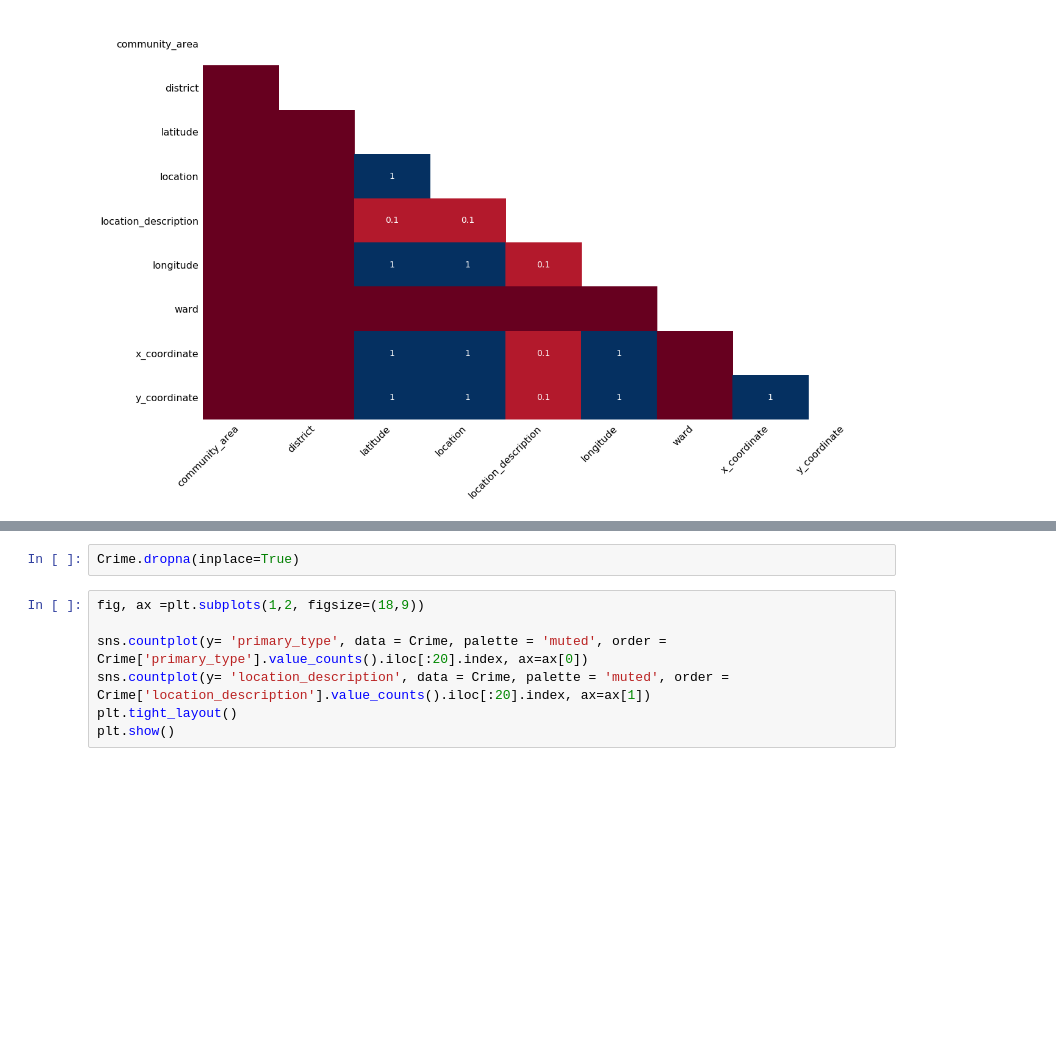
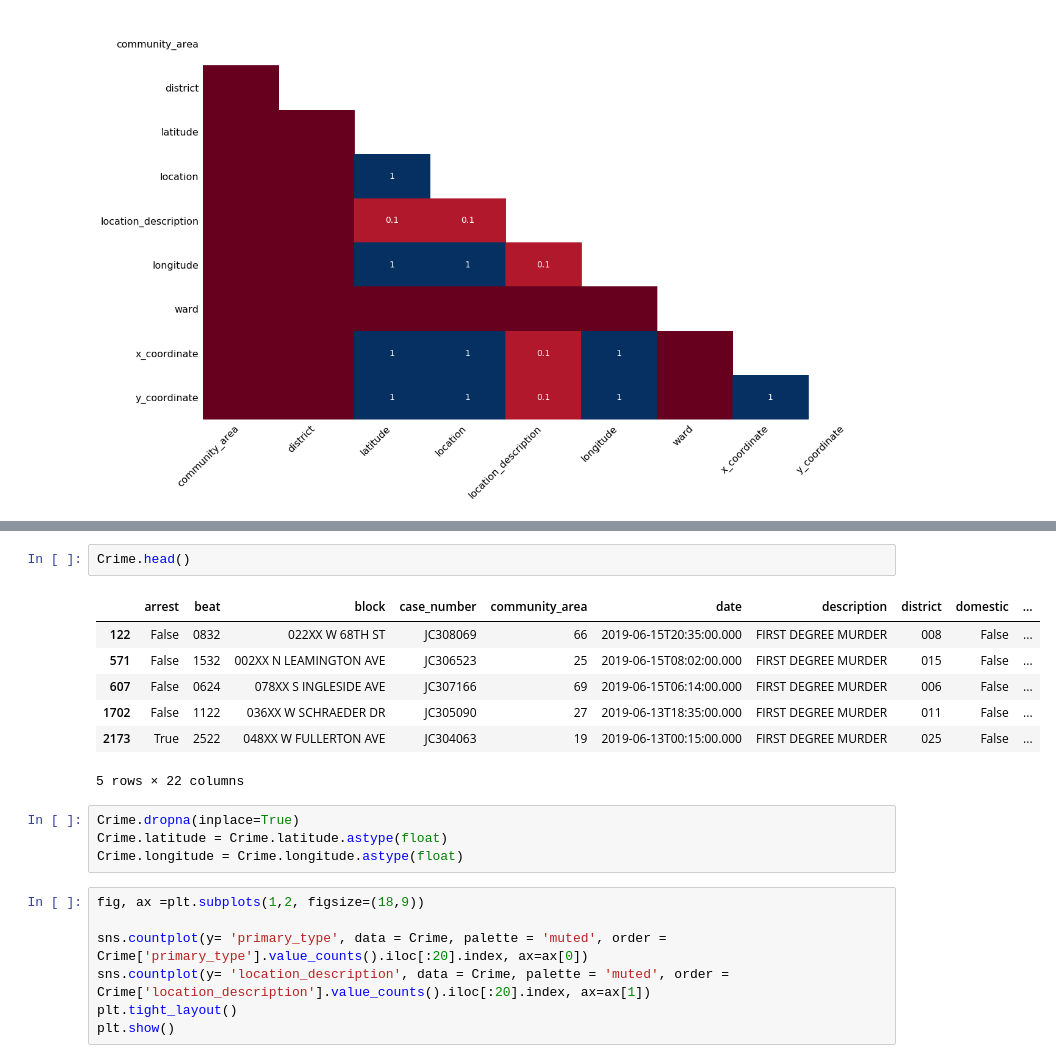
Before and after one commit to DKEENEY81/chicago_crime, a Jupyter notebook: ChicagoCrime.ipynb, the cells around one changed output, grey strips where cells are left out. Saved outputs shown, nothing was run; the diff lists cells and outputs as text; blank space fills up the shorter version.

```diff
--- a/ChicagoCrime.ipynb
+++ b/ChicagoCrime.ipynb
@@ -65,5 +59,17 @@ msno.heatmap(Crime)
-# %%
-Crime.dropna(inplace=True)
+# %%
+Crime.head()
+# %% [output]
+|  | arrest | beat | block | case_number | community_area | date | description | district | domestic | ... |
+| 122 | False | 0832 | 022XX W 68TH ST | JC308069 | 66 | 2019-06-15T20:35:00.000 | FIRST DEGREE MURDER | 008 | False | ... |
+| 571 | False | 1532 | 002XX N LEAMINGTON AVE | JC306523 | 25 | 2019-06-15T08:02:00.000 | FIRST DEGREE MURDER | 015 | False | ... |
+| 607 | False | 0624 | 078XX S INGLESIDE AVE | JC307166 | 69 | 2019-06-15T06:14:00.000 | FIRST DEGREE MURDER | 006 | False | ... |
+| 1702 | False | 1122 | 036XX W SCHRAEDER DR | JC305090 | 27 | 2019-06-13T18:35:00.000 | FIRST DEGREE MURDER | 011 | False | ... |
+| 2173 | True | 2522 | 048XX W FULLERTON AVE | JC304063 | 19 | 2019-06-13T00:15:00.000 | FIRST DEGREE MURDER | 025 | False | ... |
+5 rows × 22 columns
+# %%
+Crime.dropna(inplace=True)
+Crime.latitude = Crime.latitude.astype(float)
+Crime.longitude = Crime.longitude.astype(float)
 # %%
 fig, ax =plt.subplots(1,2, figsize=(18,9))
 
```
Also changed, not shown: parts of 9 cells of this notebook, 2 other files.
